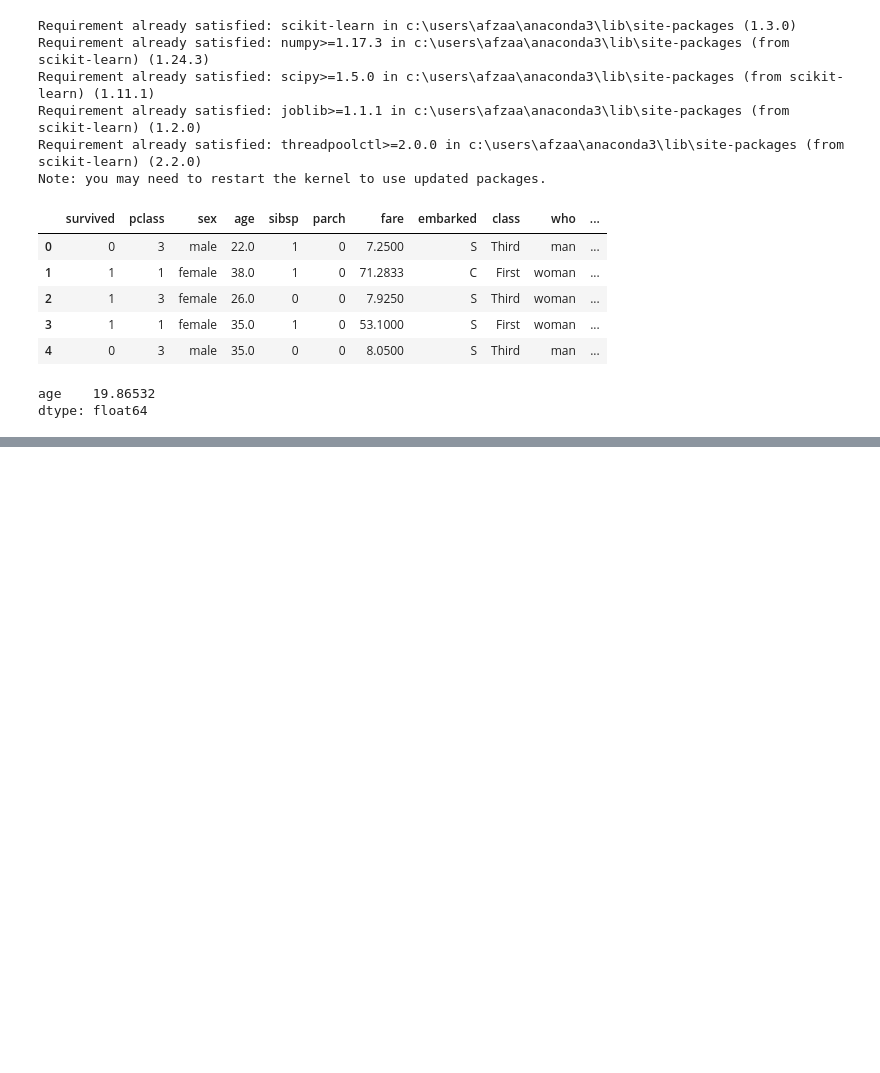
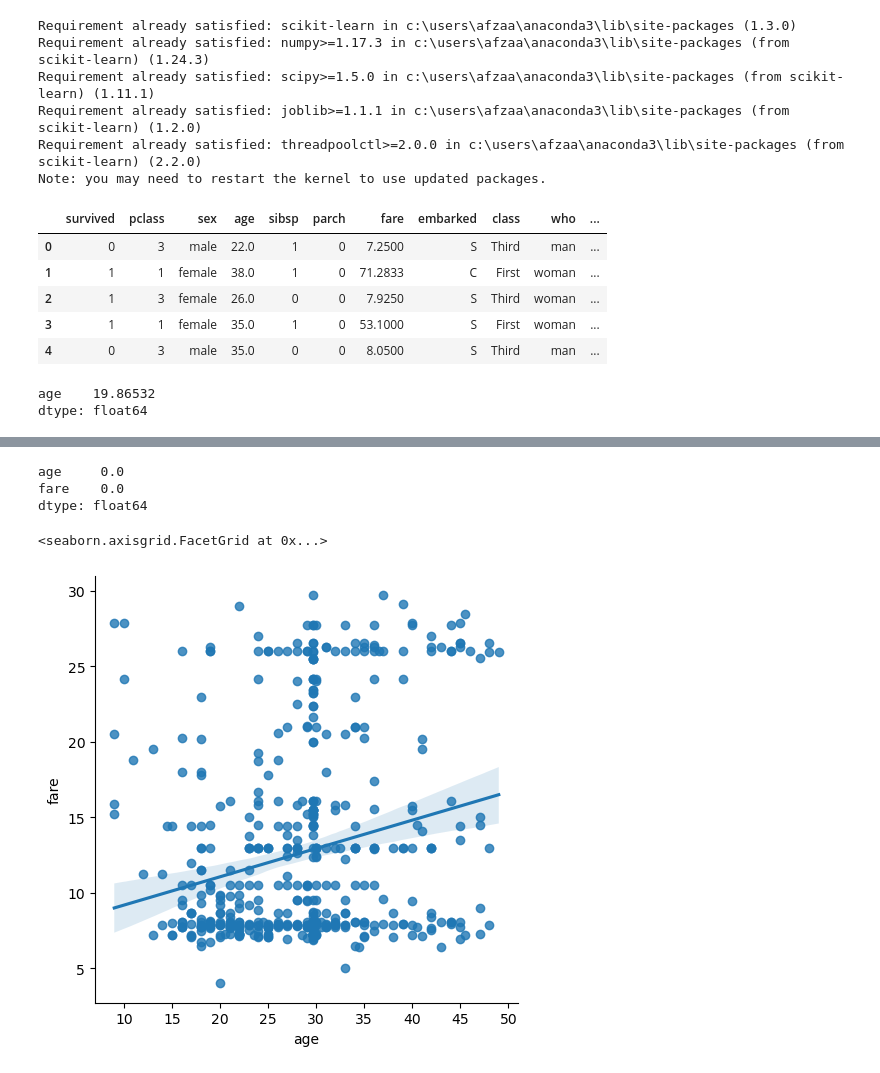
Before and after one commit to Afzalfaizi/python-ka-chilla, a Jupyter notebook: Machine Learning/regression.ipynb, the cells around one changed output, grey strips where cells are left out. Cells and saved outputs as stored; diff of their text form; code cells hidden in the pictures; blank space fills up the shorter version.

Commit message:
Linear Regression

```diff
--- a/Machine Learning/regression.ipynb
+++ b/Machine Learning/regression.ipynb
@@ -29,6 +29,8 @@ df.head()
 | 2 | 1 | 3 | female | 26.0 | 0 | 0 | 7.9250 | S | Third | woman | ... |
 | 3 | 1 | 1 | female | 35.0 | 1 | 0 | 53.1000 | S | First | woman | ... |
 | 4 | 0 | 3 | male | 35.0 | 0 | 0 | 8.0500 | S | Third | man | ... |
+# %%
+df_linear = df[["age","fare"]]
 # %%
 # simple linear regression
 x = df[['age']]
@@ -38,3 +40,5 @@ x.isnull().sum() /len(x) * 100
 # %% [output]
 age    19.86532
 dtype: float64
+# %%
+df_linear.age.fillna(value=x['age'].mean(), inplace=True)
@@ -40,0 +66,12 @@ dtype: float64
+# %%
+df_linear.isnull().sum() /len(x) * 100
+# %% [output]
+age     0.0
+fare    0.0
+dtype: float64
+# %%
+# plot
+sns.lmplot(data=df_linear, x='age', y='fare')
+# %% [output]
+<seaborn.axisgrid.FacetGrid at 0x...>
+[figure, added]
```
Also changed, not shown: parts of 8 cells of this notebook.
